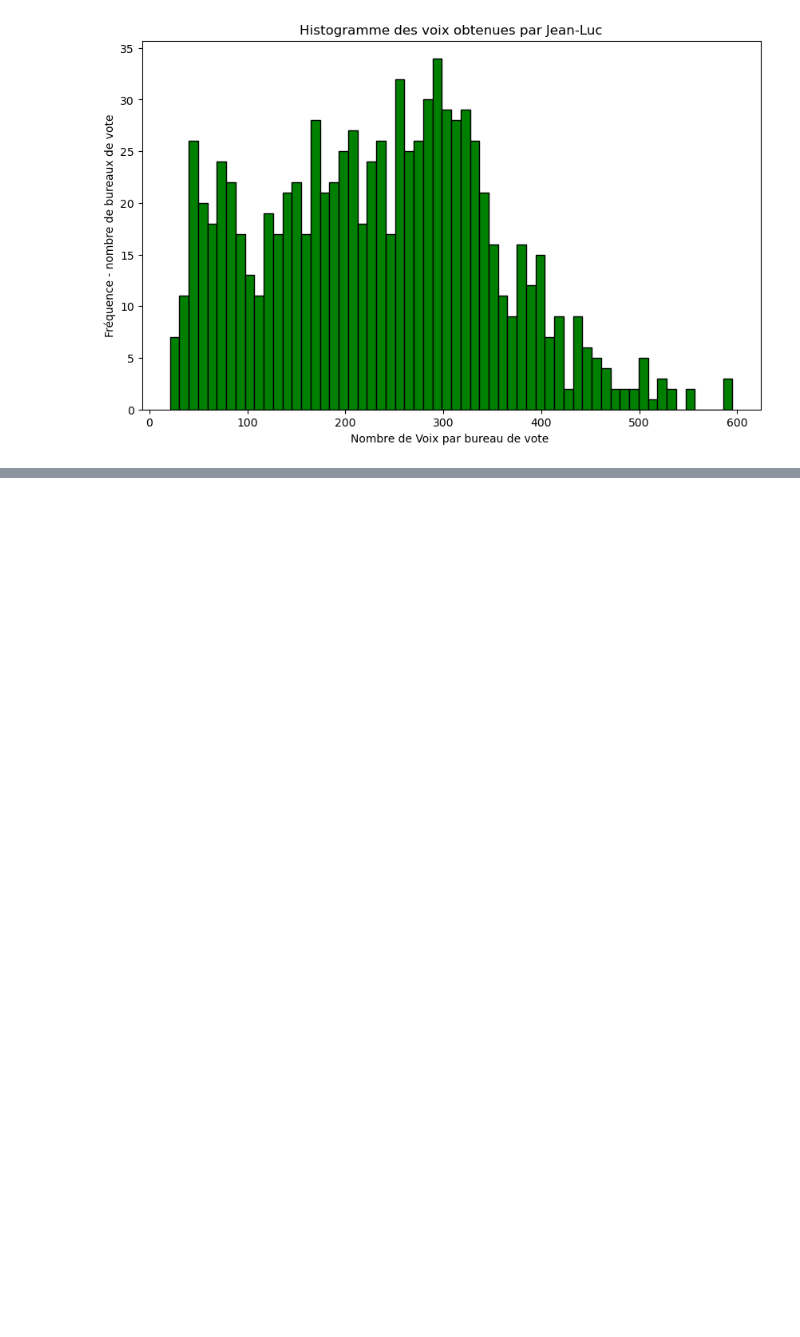
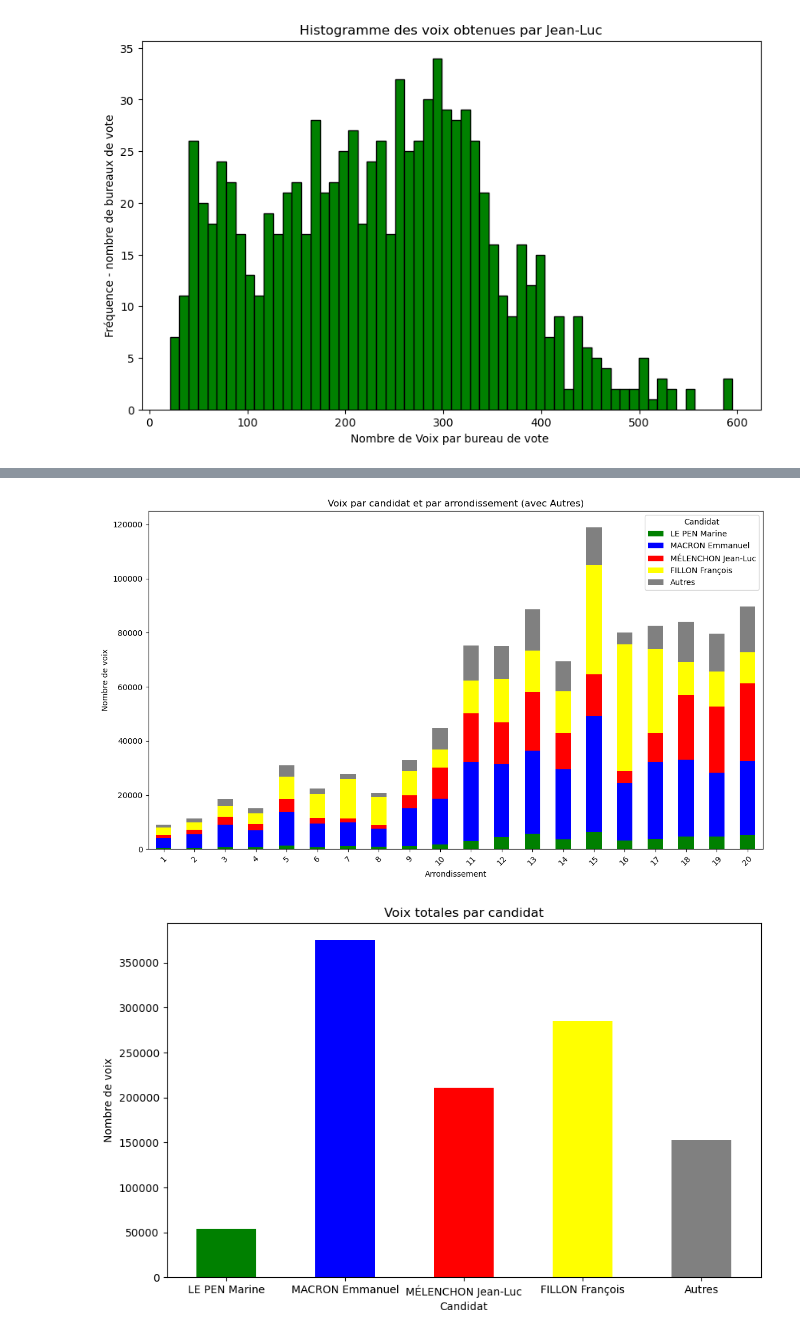
Before and after one commit to pjann42/Informatique-3-Python-Scientifique, a Jupyter notebook: tp3.ipynb, the cells around one changed output, grey strips where cells are left out. Saved outputs shown, nothing was run; the diff lists cells and outputs as text; code cells hidden in the pictures; blank space fills up the shorter version.

```diff
--- a/tp3.ipynb
+++ b/tp3.ipynb
@@ -40,0 +129,67 @@ matplotlib.pyplot.show()
+# %%
+#6
+
+# le objective est de visualiser la répartition des voix.
+
+# Les résultats des quatre candidats principaux et de la catégorie 'Autres' sont montrés
+# par un diagramme en barres empiléeset un camembert.
+
+#candidats et couleurs
+candidats = ['LE PEN Marine', 'MACRON Emmanuel', 'MÉLENCHON Jean-Luc', 'FILLON François']
+couleurs = ['green', 'blue', 'red', 'yellow', 'gray']
+
+#autres
+tous_candidats_cols = df_1.columns[16:27].tolist()
+
+# diviser, sélectionner et sommer (data)
+# Calcul des totaux globaux pour le Top 4 et les Autres
+
+df_par_candidat = df_1[tous_candidats_cols].sum()
+somme_top4 = df_par_candidat[candidats].sum()
+somme_tous = df_par_candidat.sum()
+somme_autres = somme_tous - somme_top4
+
+#top 4 + autres
+series_autres = pandas.Series([somme_autres], index=['Autres'])
+globale = pandas.concat([df_par_candidat[candidats], series_autres])
+
+#données par arrondissement
+df_par_arrond = df_1.groupby('NUM_ARROND')[tous_candidats_cols].sum()
+df_total_tous_arrond = df_par_arrond.sum(axis=1)
+df_total_top4_arrond = df_par_arrond[candidats].sum(axis=1)
+df_autres_arrond = df_total_tous_arrond - df_total_top4_arrond
+df_comparaison_avec_autres = df_par_arrond[candidats].copy()
+df_comparaison_avec_autres['Autres'] = df_autres_arrond
+
+#Par arrondissement
+matplotlib.pyplot.figure(figsize=(12, 7))
+axe_arrond = matplotlib.pyplot.gca()
+df_comparaison_avec_autres.plot(kind='bar', stacked=True, color=couleurs, ax=axe_arrond)
+axe_arrond.set_title("Voix par candidat et par arrondissement (avec Autres)")
+axe_arrond.set_ylabel("Nombre de voix")
+axe_arrond.set_xlabel("Arrondissement")
+axe_arrond.legend(title='Candidat')
+matplotlib.pyplot.xticks(rotation=45)
+matplotlib.pyplot.tight_layout()
+matplotlib.pyplot.show()
+
+#répresentation en barres
+matplotlib.pyplot.figure(figsize=(10, 6))
+axe_barres = matplotlib.pyplot.gca()
+globale.plot(kind='bar', color=couleurs, ax=axe_barres)#barres
+axe_barres.set_title("Voix totales par candidat")
+axe_barres.set_ylabel("Nombre de voix")
+axe_barres.set_xlabel("Candidat")
+matplotlib.pyplot.xticks(rotation=0)
+matplotlib.pyplot.show()
+
+#répresentation en camembert
+matplotlib.pyplot.figure(figsize=(7, 7))
+axe_camembert = matplotlib.pyplot.gca()
+globale.plot(kind='pie', autopct='%1.1f%%', colors=couleurs, ax=axe_camembert)#camembert
+axe_camembert.set_title("Répartition globale des voix")
+axe_camembert.set_ylabel("")
+matplotlib.pyplot.show()
+# %% [output]
+[figure, added]
+[figure, added]
```
Also changed, not shown: parts of 8 cells of this notebook, 1 other file.
